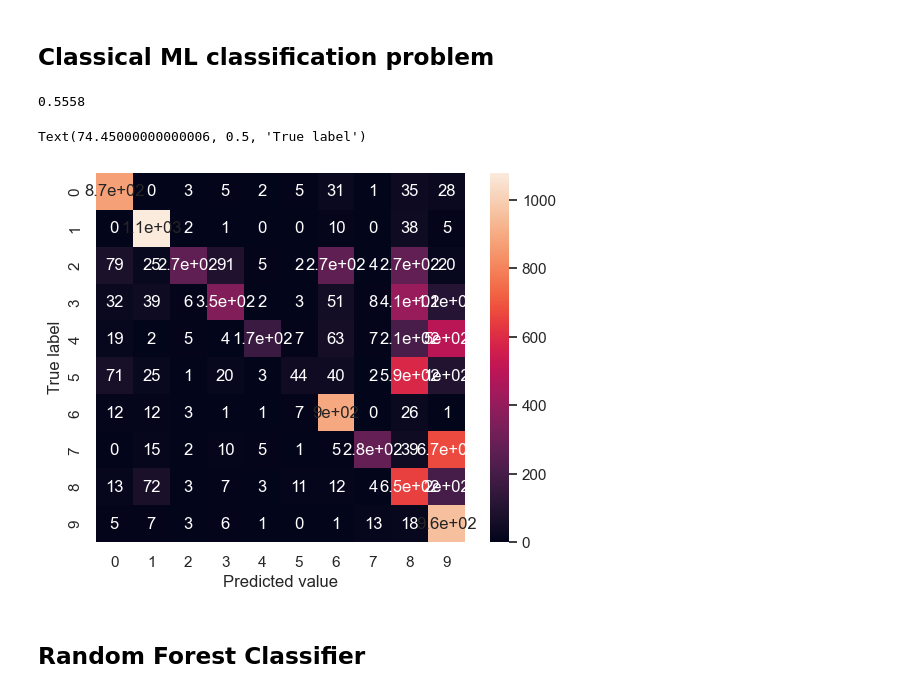
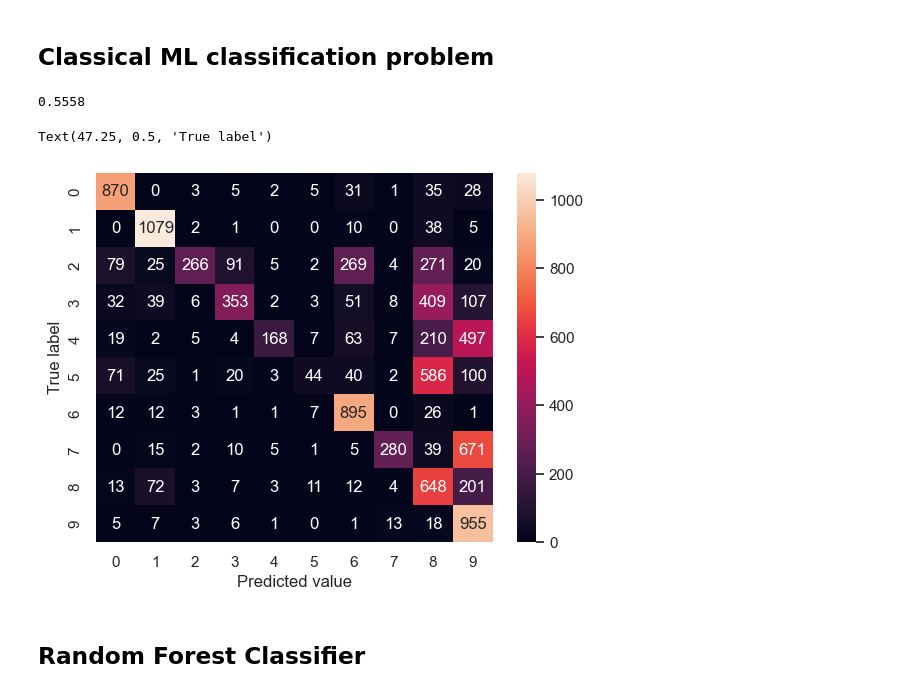
Before and after one commit to MoseGuerini/Quantum-Autoencoder, a Jupyter notebook: Code.ipynb, the cells around one changed output. Drawn from its saved outputs; the diff is of its cells as text; code cells hidden in the pictures.

```diff
--- a/Code.ipynb
+++ b/Code.ipynb
@@ -102,25 +102,25 @@ plot_components(digit, model, images=digit.reshape((-1, 28, 28)), ax=ax, thumb_f
 # %%
 import seaborn as sns; sns.set()
 import pandas as pd
 from sklearn.naive_bayes import GaussianNB
 from sklearn.metrics import accuracy_score
 from sklearn.metrics import confusion_matrix
 
 model = GaussianNB()
 model.fit(data, target)
 y_model = model.predict(test)
 
 print(accuracy_score(test_y, y_model))
 
 mat = confusion_matrix(test_y, y_model)
 #mat = pd.DataFrame(mat)
-sns.heatmap(mat, square = True, annot = True, cbar = True)
+sns.heatmap(mat, square = False, annot = True, cbar = True, fmt = '.0f')
 plt.xlabel('Predicted value')
 plt.ylabel('True label')
 # %% [output]
 0.5558
-Text(74.45000000000006, 0.5, 'True label')
+Text(47.25, 0.5, 'True label')
-[figure, old version]
+[figure, new version]
 # %% [markdown]
 ## Random Forest Classifier
 # %% [markdown]
```
Also changed, not shown: parts of 3 cells of this notebook, 1 other file.
